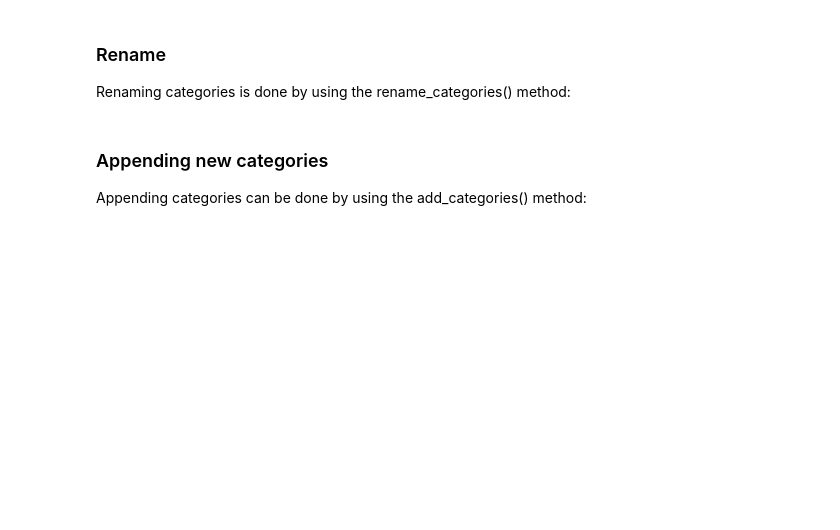
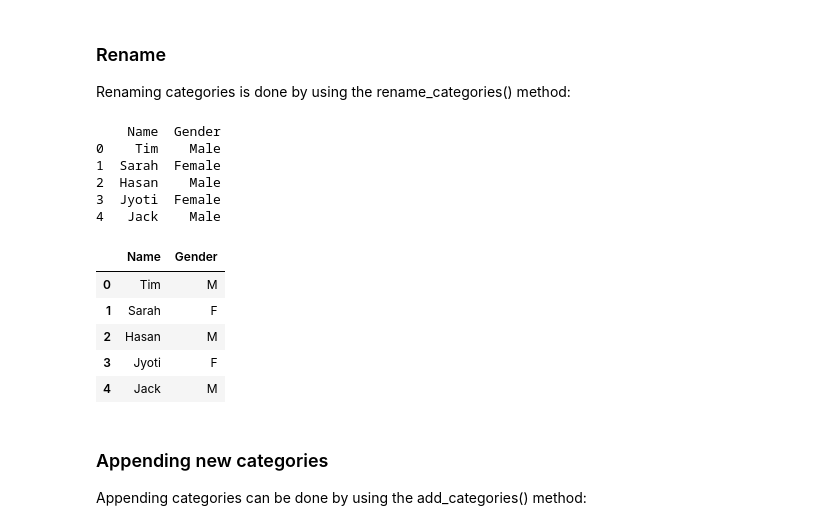
Before and after one commit to lennertamas/pandas, a Jupyter notebook: 12-Categorical/12-categorical.ipynb, the cells around one changed output. Saved outputs shown, nothing was run; the diff lists cells and outputs as text; code cells hidden in the pictures; blank space fills up the shorter version.

```diff
--- a/12-Categorical/12-categorical.ipynb
+++ b/12-Categorical/12-categorical.ipynb
@@ -98,17 +176,29 @@ Renaming categories is done by using the rename_categories() method:
 # %%
 # create a dataframe
 df = pd.DataFrame({
         "Name": ["Tim", "Sarah", "Hasan", "Jyoti", "Jack"],
         "Gender": ["Male", "Female", "Male", "Female", "Male"]
 })
 
 # change to category dtype
 df["Gender"] = df["Gender"].astype("category")
 # display the dataframe
 print(df)
-print(df["Gender"])
-df["Gender"] = df["Gender"].cat.rename_categories(["M", "F"])
+df["Gender"] = df["Gender"].cat.rename_categories(["F", "M"])
 df
+# %% [output]
+    Name  Gender
+0    Tim    Male
+1  Sarah  Female
+2  Hasan    Male
+3  Jyoti  Female
+4   Jack    Male
+|  | Name | Gender |
+| 0 | Tim | M |
+| 1 | Sarah | F |
+| 2 | Hasan | M |
+| 3 | Jyoti | F |
+| 4 | Jack | M |
 # %% [markdown]
 ### Appending new categories
 
```
Also changed, not shown: parts of 13 cells of this notebook, 6 other files.
